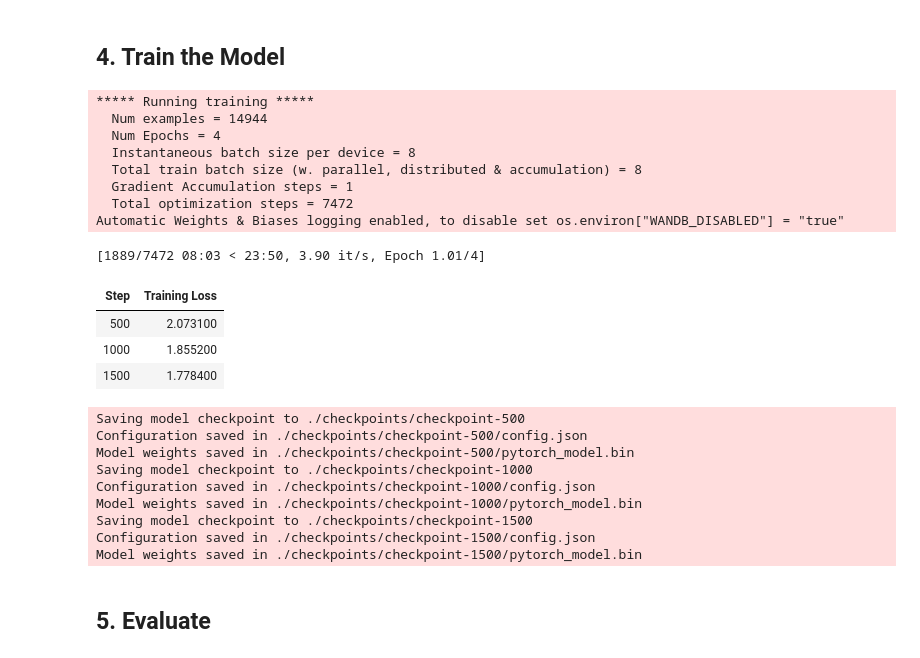
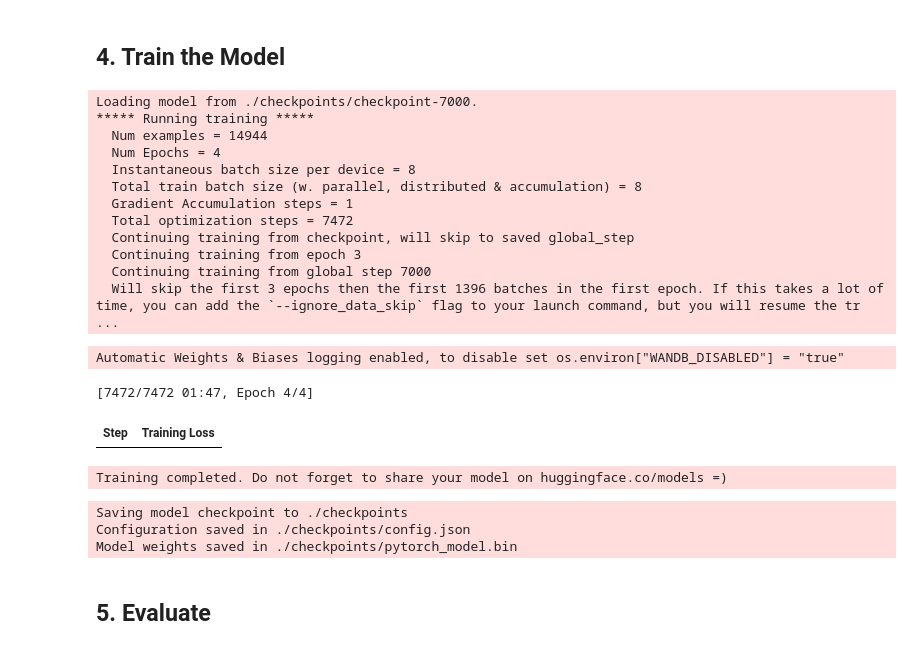
Before and after one commit to vincentclaes/emoji-predictor, a Jupyter notebook: fine-tune/02-fine-tune-CLIP-on-train-dataset-tweets.ipynb, the cells around one changed output. Saved outputs shown, nothing was run; the diff lists cells and outputs as text; code cells hidden in the pictures.

```diff
--- a/fine-tune/02-fine-tune-CLIP-on-train-dataset-tweets.ipynb
+++ b/fine-tune/02-fine-tune-CLIP-on-train-dataset-tweets.ipynb
@@ -100,6 +103,14 @@ val_dataset = val_dataset.map(
     desc="Running tokenizer on val dataset",
 )
 
+test_dataset = test_dataset.map(
+    function=tokenize_captions,
+    batched=True,
+    remove_columns=[col for col in column_names if col != image_column],
+    num_proc=None,
+    load_from_cache_file=False,
+    desc="Running tokenizer on test dataset",
+)
 
 # Preprocess Images
 class Transform(torch.nn.Module):
@@ -134,7 +145,7 @@ def transform_images(examples):
 
 train_dataset.set_transform(transform_images)
 val_dataset.set_transform(transform_images)
-
+test_dataset.set_transform(transform_images)
 
 def collate_fn(examples):
     pixel_values = torch.stack([example["pixel_values"] for example in examples])
@@ -150,13 +161,13 @@ def collate_fn(examples):
 from sklearn.metrics import precision_recall_fscore_support
 
 
-def compute_metrics(pred):
-    labels = pred.label_ids
-    preds = pred.predictions.argmax(-1)
-    precision, _, _, _ = precision_recall_fscore_support(labels, preds, average='weighted')
-    return {
-        'precision': precision,
-    }
+# def compute_metrics(pred):
+#     labels = pred.label_ids
+#     preds = pred.predictions.argmax(-1)
+#     precision, _, _, _ = precision_recall_fscore_support(labels, preds, average='weighted')
+#     return {
+#         'precision': precision,
+#     }
 
 trainer = Trainer(
     model=model,
@@ -170,7 +181,7 @@ trainer = Trainer(
                            learning_rate=5e-05,
                            report_to="wandb"
                            ),
-    compute_metrics=compute_metrics,
+#     compute_metrics=compute_metrics,
     train_dataset=train_dataset,
     eval_dataset=val_dataset,
     data_collator=collate_fn
@@ -180,30 +208,34 @@ Parameter 'transform'=<function transform_images at 0x...> of the transform data
 # %% [markdown]
 ## 4. Train the Model
-# %%
-trainer.train()
-# %% [output]
-***** Running training *****
-  Num examples = 14944
-  Num Epochs = 4
-  Instantaneous batch size per device = 8
-  Total train batch size (w. parallel, distributed & accumulation) = 8
-  Gradient Accumulation steps = 1
-  Total optimization steps = 7472
-Automatic Weights & Biases logging enabled, to disable set os.environ["WANDB_DISABLED"] = "true"
-[1889/7472 08:03 < 23:50, 3.90 it/s, Epoch 1.01/4]
-| Step | Training Loss |
-| 500 | 2.073100 |
-| 1000 | 1.855200 |
-| 1500 | 1.778400 |
-Saving model checkpoint to ./checkpoints/checkpoint-500
-Configuration saved in ./checkpoints/checkpoint-500/config.json
-Model weights saved in ./checkpoints/checkpoint-500/pytorch_model.bin
-Saving model checkpoint to ./checkpoints/checkpoint-1000
-Configuration saved in ./checkpoints/checkpoint-1000/config.json
-Model weights saved in ./checkpoints/checkpoint-1000/pytorch_model.bin
-Saving model checkpoint to ./checkpoints/checkpoint-1500
-Configuration saved in ./checkpoints/checkpoint-1500/config.json
-Model weights saved in ./checkpoints/checkpoint-1500/pytorch_model.bin
+# %%
+from transformers.trainer_utils import get_last_checkpoint
+train_result = trainer.train(resume_from_checkpoint=get_last_checkpoint("./checkpoints"))
+# %% [output]
+Loading model from ./checkpoints/checkpoint-7000.
+***** Running training *****
+  Num examples = 14944
+  Num Epochs = 4
+  Instantaneous batch size per device = 8
+  Total train batch size (w. parallel, distributed & accumulation) = 8
+  Gradient Accumulation steps = 1
+  Total optimization steps = 7472
+  Continuing training from checkpoint, will skip to saved global_step
+  Continuing training from epoch 3
+  Continuing training from global step 7000
+  Will skip the first 3 epochs then the first 1396 batches in the first epoch. If this takes a lot of time, you can add the `--ignore_data_skip` flag to your launch command, but you will resume the tr ...
+Automatic Weights & Biases logging enabled, to disable set os.environ["WANDB_DISABLED"] = "true"
+[7472/7472 01:47, Epoch 4/4]
+| Step | Training Loss |
+Training completed. Do not forget to share your model on huggingface.co/models =)
+# %%
+trainer.save_model()
+trainer.log_metrics("train", train_result.metrics)
+trainer.save_metrics("train", train_result.metrics)
+trainer.save_state()
+# %% [output]
+Saving model checkpoint to ./checkpoints
+Configuration saved in ./checkpoints/config.json
+Model weights saved in ./checkpoints/pytorch_model.bin
 # %%
 # metrics = trainer.evaluate()
 # trainer.log_metrics("eval", metrics)
```
Also changed, not shown: parts of 11 cells of this notebook, 3 other files.
